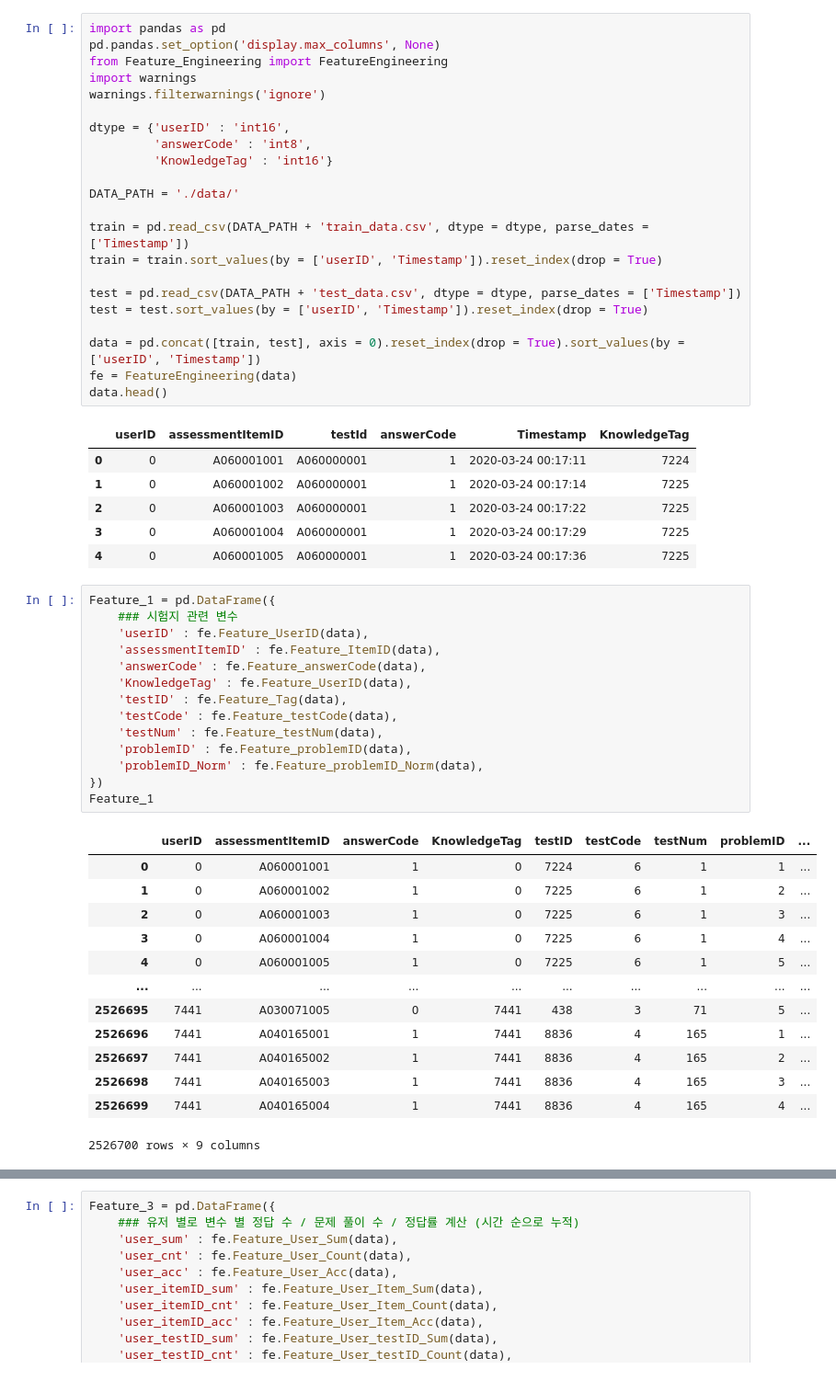
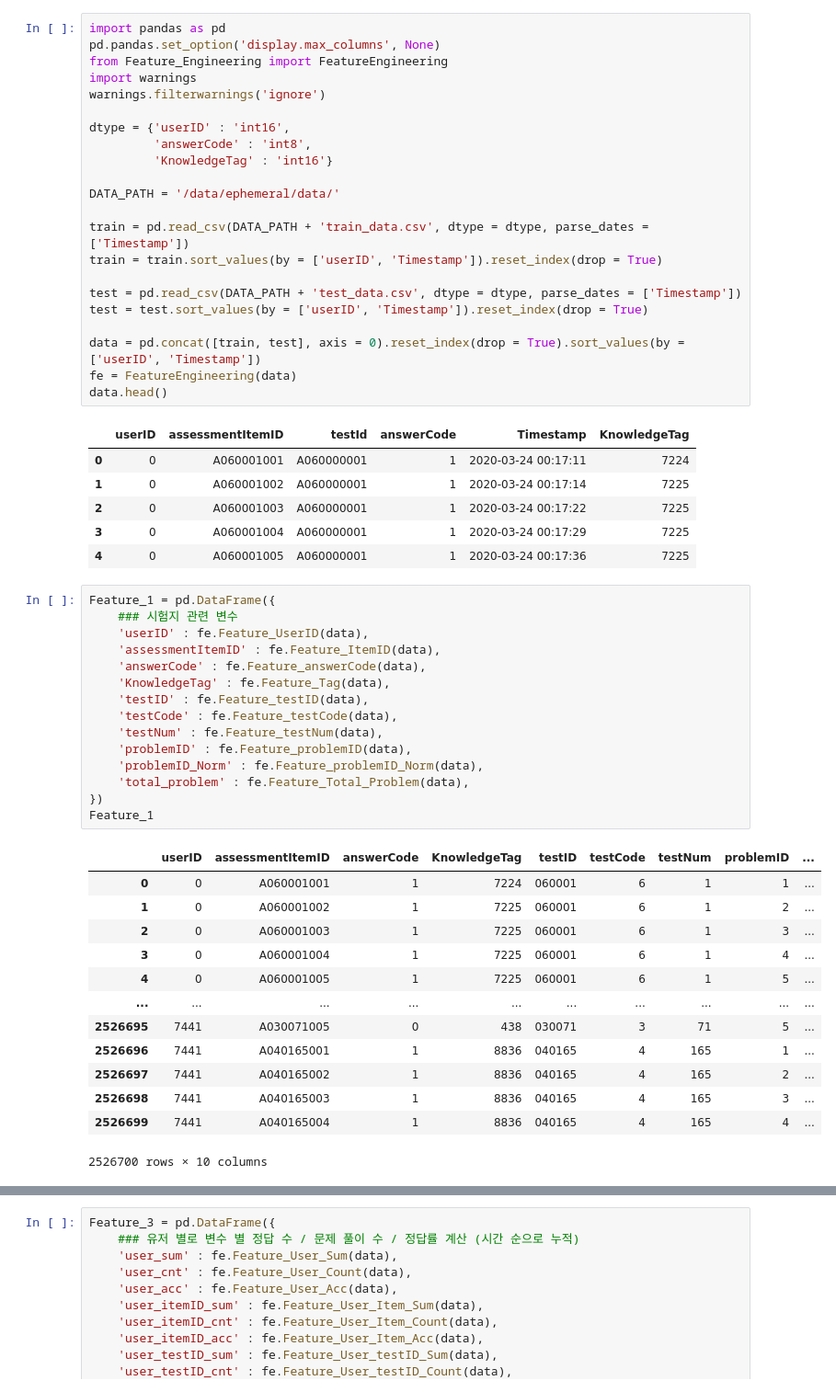
Before and after one commit to boostcampaitech6/level2-dkt-recsys-05, a Jupyter notebook: ML_Models/FE.ipynb, the cells around one changed output, grey strips where cells are left out. Shown: that part at 92% size. Drawn from its saved outputs; the diff is of its cells as text.

```diff
--- a/ML_Models/FE.ipynb
+++ b/ML_Models/FE.ipynb
@@ -9,7 +9,7 @@ dtype = {'userID' : 'int16',
          'answerCode' : 'int8',
          'KnowledgeTag' : 'int16'}
 
-DATA_PATH = './data/'
+DATA_PATH = '/data/ephemeral/data/'
 
 train = pd.read_csv(DATA_PATH + 'train_data.csv', dtype = dtype, parse_dates = ['Timestamp'])
 train = train.sort_values(by = ['userID', 'Timestamp']).reset_index(drop = True)
@@ -30,31 +30,32 @@ data.head()
 # %%
 Feature_1 = pd.DataFrame({
     ### 시험지 관련 변수
     'userID' : fe.Feature_UserID(data),
     'assessmentItemID' : fe.Feature_ItemID(data),
     'answerCode' : fe.Feature_answerCode(data),
-    'KnowledgeTag' : fe.Feature_UserID(data),
-    'testID' : fe.Feature_Tag(data),
+    'KnowledgeTag' : fe.Feature_Tag(data),
+    'testID' : fe.Feature_testID(data),
     'testCode' : fe.Feature_testCode(data),
     'testNum' : fe.Feature_testNum(data),
     'problemID' : fe.Feature_problemID(data),
     'problemID_Norm' : fe.Feature_problemID_Norm(data),
+    'total_problem' : fe.Feature_Total_Problem(data),
 })
 Feature_1
 # %% [output]
 |  | userID | assessmentItemID | answerCode | KnowledgeTag | testID | testCode | testNum | problemID | ... |
-| 0 | 0 | A060001001 | 1 | 0 | 7224 | 6 | 1 | 1 | ... |
-| 1 | 0 | A060001002 | 1 | 0 | 7225 | 6 | 1 | 2 | ... |
-| 2 | 0 | A060001003 | 1 | 0 | 7225 | 6 | 1 | 3 | ... |
-| 3 | 0 | A060001004 | 1 | 0 | 7225 | 6 | 1 | 4 | ... |
-| 4 | 0 | A060001005 | 1 | 0 | 7225 | 6 | 1 | 5 | ... |
+| 0 | 0 | A060001001 | 1 | 7224 | 060001 | 6 | 1 | 1 | ... |
+| 1 | 0 | A060001002 | 1 | 7225 | 060001 | 6 | 1 | 2 | ... |
+| 2 | 0 | A060001003 | 1 | 7225 | 060001 | 6 | 1 | 3 | ... |
+| 3 | 0 | A060001004 | 1 | 7225 | 060001 | 6 | 1 | 4 | ... |
+| 4 | 0 | A060001005 | 1 | 7225 | 060001 | 6 | 1 | 5 | ... |
 | ... | ... | ... | ... | ... | ... | ... | ... | ... | ... |
-| 2526695 | 7441 | A030071005 | 0 | 7441 | 438 | 3 | 71 | 5 | ... |
-| 2526696 | 7441 | A040165001 | 1 | 7441 | 8836 | 4 | 165 | 1 | ... |
-| 2526697 | 7441 | A040165002 | 1 | 7441 | 8836 | 4 | 165 | 2 | ... |
-| 2526698 | 7441 | A040165003 | 1 | 7441 | 8836 | 4 | 165 | 3 | ... |
-| 2526699 | 7441 | A040165004 | 1 | 7441 | 8836 | 4 | 165 | 4 | ... |
+| 2526695 | 7441 | A030071005 | 0 | 438 | 030071 | 3 | 71 | 5 | ... |
+| 2526696 | 7441 | A040165001 | 1 | 8836 | 040165 | 4 | 165 | 1 | ... |
+| 2526697 | 7441 | A040165002 | 1 | 8836 | 040165 | 4 | 165 | 2 | ... |
+| 2526698 | 7441 | A040165003 | 1 | 8836 | 040165 | 4 | 165 | 3 | ... |
+| 2526699 | 7441 | A040165004 | 1 | 8836 | 040165 | 4 | 165 | 4 | ... |
-2526700 rows × 9 columns
+2526700 rows × 10 columns
 # %%
 Feature_2 = pd.DataFrame({
     ### Timestamp 관련 변수
```
Also changed, not shown: parts of 4 cells of this notebook, 1 other file.
